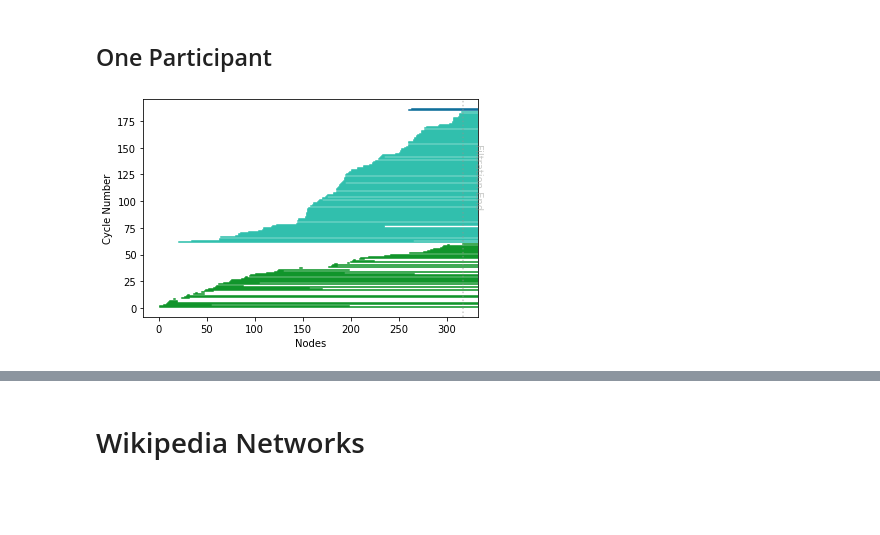
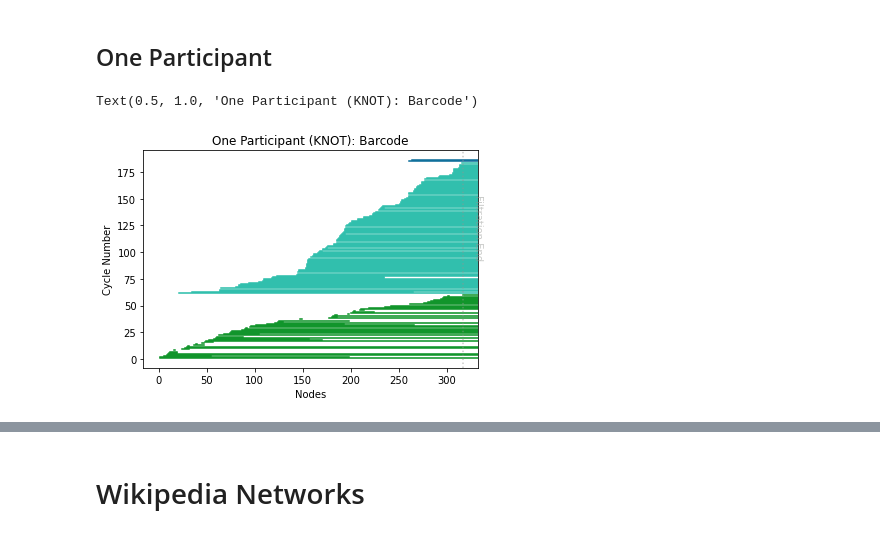
Before and after one commit to spatank/Curiosity, a Jupyter notebook: v8/PH_plotting.ipynb, the cells around one changed output, grey strips where cells are left out. Drawn from its saved outputs; the diff is of its cells as text; code cells hidden in the pictures; blank space fills up the shorter version.

```diff
--- a/v8/PH_plotting.ipynb
+++ b/v8/PH_plotting.ipynb
@@ -319,4 +315,6 @@ bettis_2_latticized = data_dict['bettis_2_latticized']
 # %%
 plot_barcode(bars_orig, num_nodes)
+plt.title('One Participant (KNOT): Barcode')
 # %% [output]
+Text(0.5, 1.0, 'One Participant (KNOT): Barcode')
-[figure, old version]
+[figure, new version]
```
Also changed, not shown: parts of 57 cells of this notebook.
